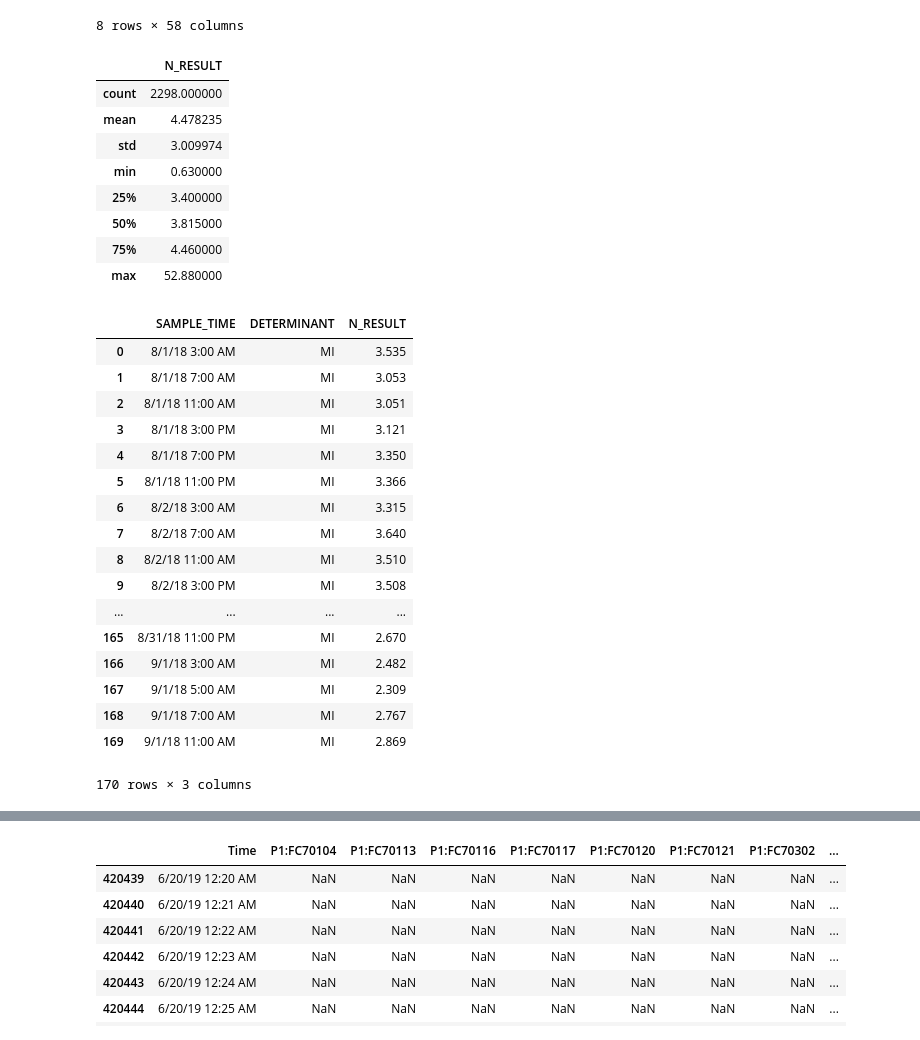
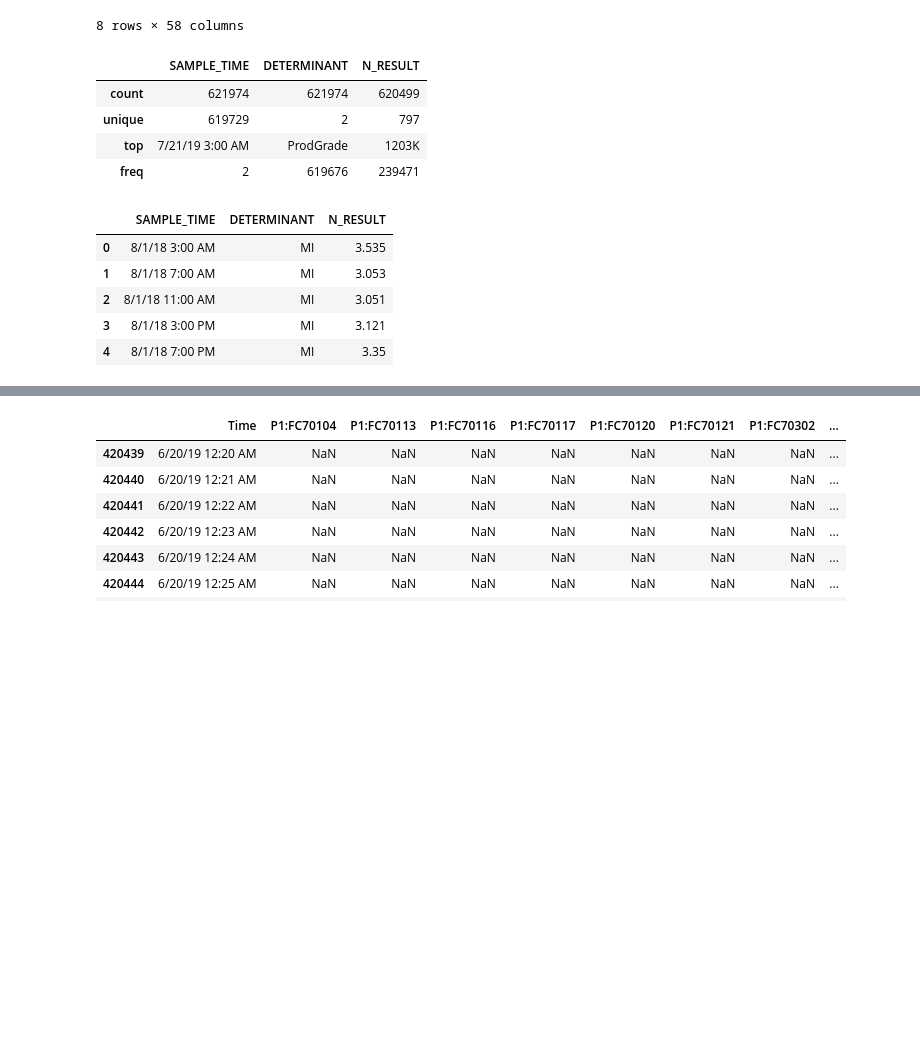
Before and after one commit to sanguis09/Capstone-project, a Jupyter notebook: src/Data Exploration.ipynb, the cells around one changed output, grey strips where cells are left out. Saved outputs shown, nothing was run; the diff lists cells and outputs as text; code cells hidden in the pictures; blank space fills up the shorter version.

Commit message:
edited data exploration script

```diff
--- a/src/Data Exploration.ipynb
+++ b/src/Data Exploration.ipynb
@@ -5,7 +5,7 @@ import numpy as np
 import pandas as pd
 # %%
 #load data, change directory to your corresponding directories
-QC = pd.read_csv("C:/Users/cos00/Desktop/Nuclear/APAN5900/MI QC Data 09052019.csv")
+QC = pd.read_csv("C:/Users/cos00/Desktop/Nuclear/APAN5900/MI QC Data 09162019.csv")
 tag = pd.read_csv("C:/Users/cos00/Desktop/Nuclear/APAN5900/Tag Data 09052019.csv")
 # %%
 np.shape(QC)  #dimension
@@ -31,34 +31,18 @@ tag.describe()  #summary of tag data
 # %%
 QC.describe() #summary of QC data
 # %% [output]
-|  | N_RESULT |
-| count | 2298.000000 |
-| mean | 4.478235 |
-| std | 3.009974 |
-| min | 0.630000 |
-| 25% | 3.400000 |
-| 50% | 3.815000 |
-| 75% | 4.460000 |
-| max | 52.880000 |
+|  | SAMPLE_TIME | DETERMINANT | N_RESULT |
+| count | 621974 | 621974 | 620499 |
+| unique | 619729 | 2 | 797 |
+| top | 7/21/19 3:00 AM | ProdGrade | 1203K |
+| freq | 2 | 619676 | 239471 |
 # %%
-QC.head(170)
+QC.head()
 # %% [output]
 |  | SAMPLE_TIME | DETERMINANT | N_RESULT |
 | 0 | 8/1/18 3:00 AM | MI | 3.535 |
 | 1 | 8/1/18 7:00 AM | MI | 3.053 |
 | 2 | 8/1/18 11:00 AM | MI | 3.051 |
 | 3 | 8/1/18 3:00 PM | MI | 3.121 |
-| 4 | 8/1/18 7:00 PM | MI | 3.350 |
-| 5 | 8/1/18 11:00 PM | MI | 3.366 |
-| 6 | 8/2/18 3:00 AM | MI | 3.315 |
-| 7 | 8/2/18 7:00 AM | MI | 3.640 |
-| 8 | 8/2/18 11:00 AM | MI | 3.510 |
-| 9 | 8/2/18 3:00 PM | MI | 3.508 |
-| ... | ... | ... | ... |
-| 165 | 8/31/18 11:00 PM | MI | 2.670 |
-| 166 | 9/1/18 3:00 AM | MI | 2.482 |
-| 167 | 9/1/18 5:00 AM | MI | 2.309 |
-| 168 | 9/1/18 7:00 AM | MI | 2.767 |
-| 169 | 9/1/18 11:00 AM | MI | 2.869 |
+| 4 | 8/1/18 7:00 PM | MI | 3.35 |
-170 rows × 3 columns
 # %%
```
Also changed, not shown: parts of 8 cells of this notebook.
